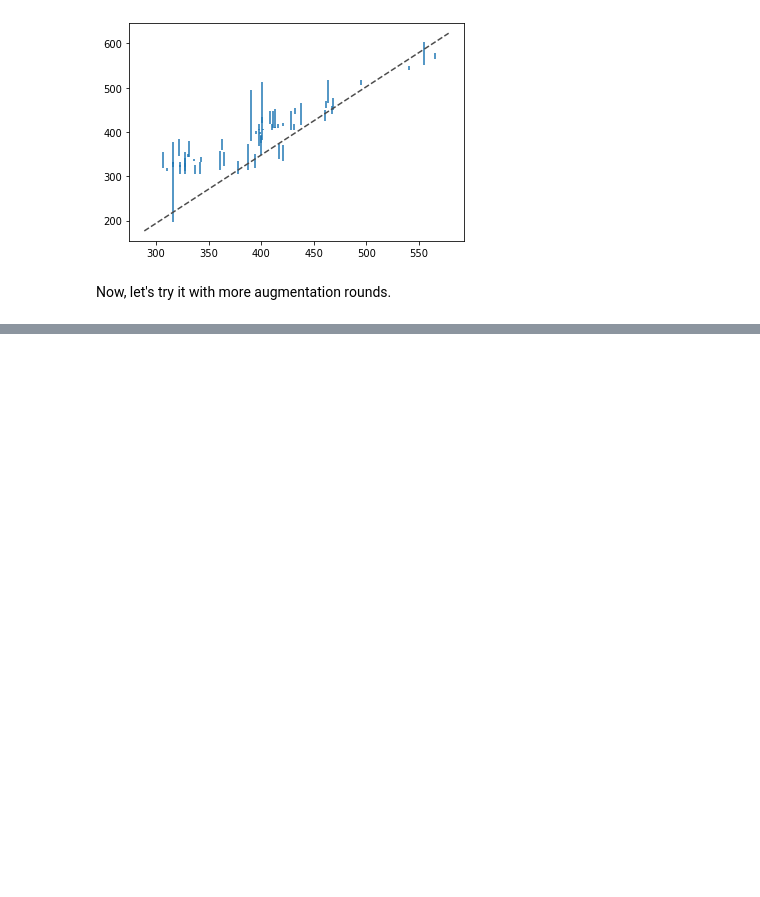
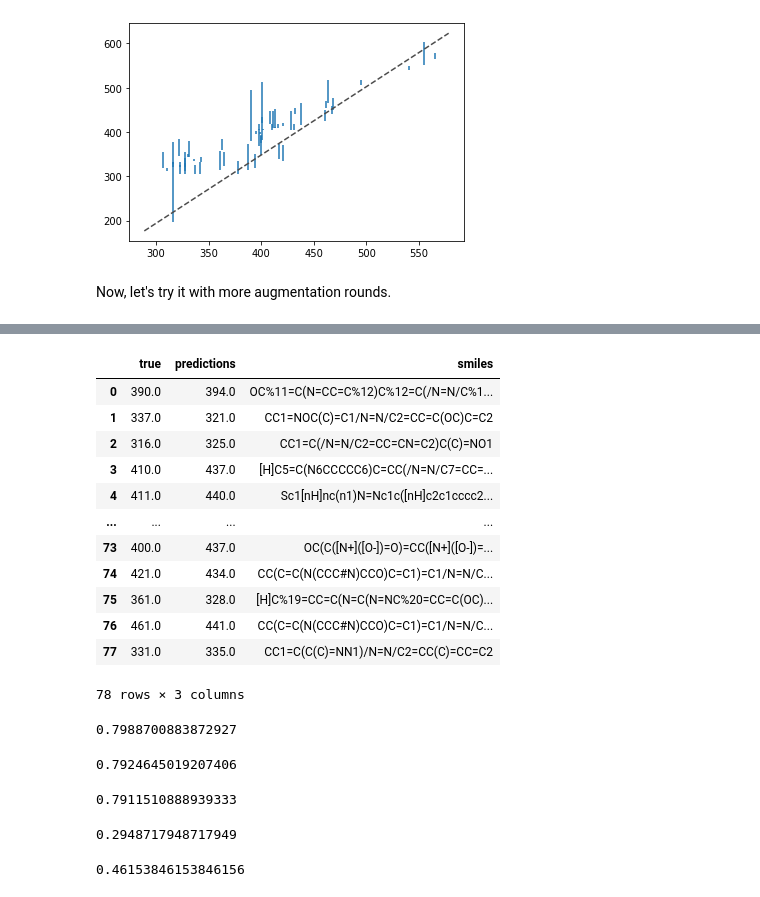
Before and after one commit to kjappelbaum/gpt3forchem, a Jupyter notebook: experiments/17_try_learning_w_smiles_augmentation.ipynb, the cells around one changed output, grey strips where cells are left out. Cells and saved outputs as stored; diff of their text form; code cells hidden in the pictures; blank space fills up the shorter version.

```diff
--- a/experiments/17_try_learning_w_smiles_augmentation.ipynb
+++ b/experiments/17_try_learning_w_smiles_augmentation.ipynb
@@ -380,0 +428,44 @@ fine_tune(train_filename_very_augmented, valid_filename_very_augmented, "ada")
+# %%
+df_predictions_unaugmented
+# %% [output]
+|  | true | predictions | smiles |
+| 0 | 390.0 | 394.0 | OC%11=C(N=CC=C%12)C%12=C(/N=N/C%1... |
+| 1 | 337.0 | 321.0 | CC1=NOC(C)=C1/N=N/C2=CC=C(OC)C=C2 |
+| 2 | 316.0 | 325.0 | CC1=C(/N=N/C2=CC=CN=C2)C(C)=NO1 |
+| 3 | 410.0 | 437.0 | [H]C5=C(N6CCCCC6)C=CC(/N=N/C7=CC=... |
+| 4 | 411.0 | 440.0 | Sc1[nH]nc(n1)N=Nc1c([nH]c2c1cccc2... |
+| ... | ... | ... | ... |
+| 73 | 400.0 | 437.0 | OC(C([N+]([O-])=O)=CC([N+]([O-])=... |
+| 74 | 421.0 | 434.0 | CC(C=C(N(CCC#N)CCO)C=C1)=C1/N=N/C... |
+| 75 | 361.0 | 328.0 | [H]C%19=CC=C(N=C(N=NC%20=CC=C(OC)... |
+| 76 | 461.0 | 441.0 | CC(C=C(N(CCC#N)CCO)C=C1)=C1/N=N/C... |
+| 77 | 331.0 | 335.0 | CC1=C(C(C)=NN1)/N=N/C2=CC(C)=CC=C2 |
+78 rows × 3 columns
+# %%
+r2_score(df_predictions_unaugmented['true'], df_predictions_unaugmented['predictions'])
+# %% [output]
+0.7988700883872927
+# %%
+r2_score(very_augmented_results_df['true'], very_augmented_results_df['predictions'])
+# %% [output]
+0.7924645019207406
+# %%
+r2_score(df_predictions_augmented.dropna()['true'], df_predictions_augmented.dropna()['predictions'])
+# %% [output]
+0.7911510888939333
+# %%
+picp(
+    very_augmented_results_df_agg['true']['mean'],
+    very_augmented_results_df_agg['predictions']['mean'] -  very_augmented_results_df_agg['predictions']['std'],
+    very_augmented_results_df_agg['predictions']['mean'] +  very_augmented_results_df_agg['predictions']['std'],
+)
+# %% [output]
+0.2948717948717949
+# %%
+picp(
+    very_augmented_results_df_agg['true']['mean'],
+    very_augmented_results_df_agg['predictions']['mean'] -  2 * very_augmented_results_df_agg['predictions']['std'],
+    very_augmented_results_df_agg['predictions']['mean'] +  2 * very_augmented_results_df_agg['predictions']['std'],
+)
+# %% [output]
+0.46153846153846156
```
Also changed, not shown: parts of 8 cells of this notebook, 6 other files.
